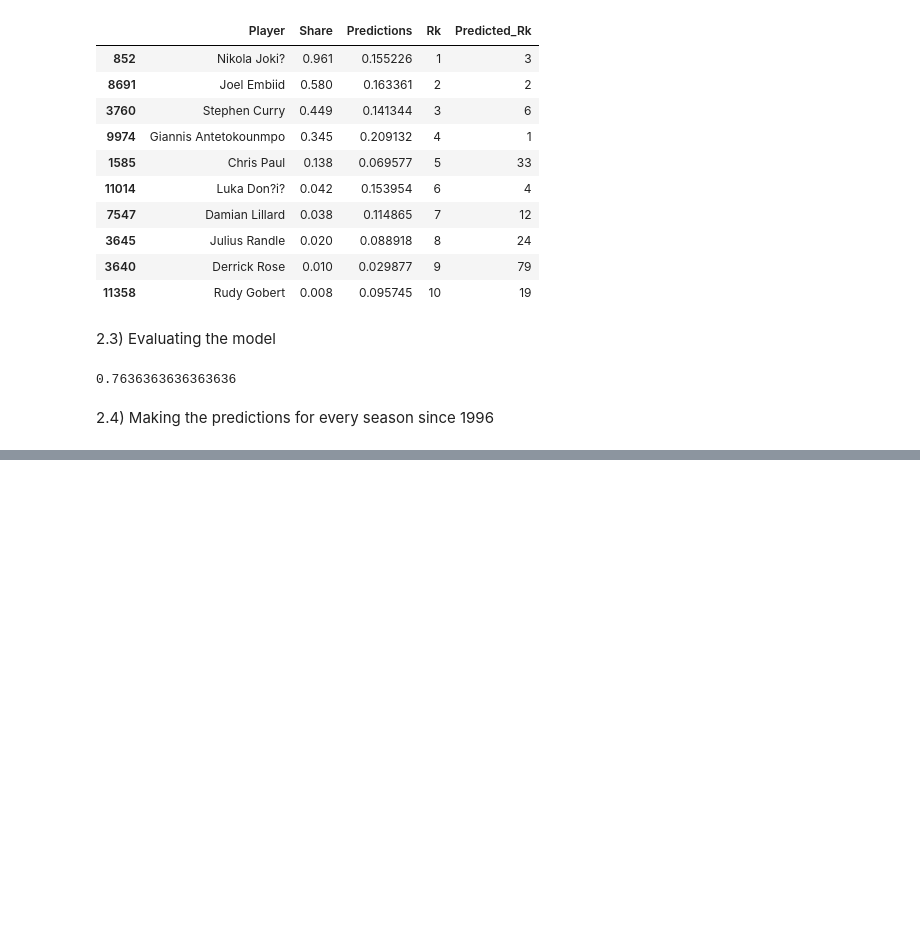
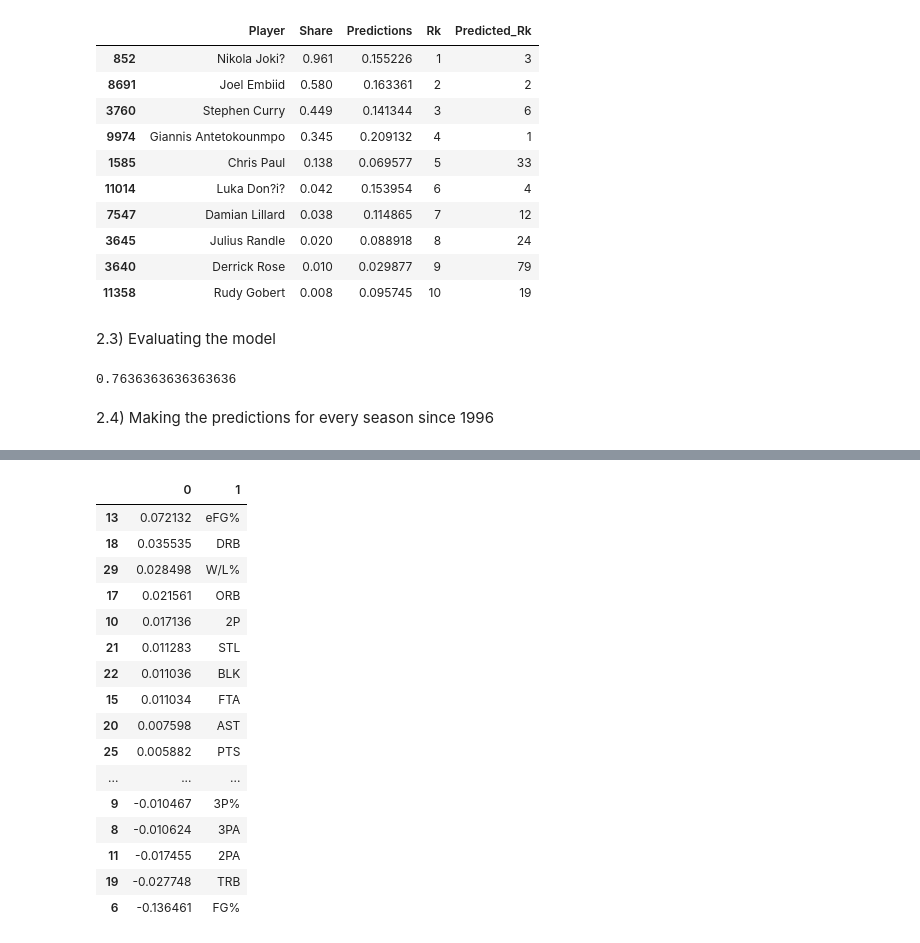
Before and after one commit to marczak10/NBA-MVP-Prediction, a Jupyter notebook: nba-mvp-prediction.ipynb, the cells around one changed output, grey strips where cells are left out. Cells and saved outputs as stored; diff of their text form; code cells hidden in the pictures; blank space fills up the shorter version.

```diff
--- a/nba-mvp-prediction.ipynb
+++ b/nba-mvp-prediction.ipynb
@@ -550,0 +557,20 @@ all_preds[all_preds["Rk"] <= 5].sort_values("Difference").head(15)
+# %%
+pd.concat([pd.Series(reg.coef_), pd.Series(predictors)], axis=1).sort_values(0, ascending=False)
+# %% [output]
+|  | 0 | 1 |
+| 13 | 0.072132 | eFG% |
+| 18 | 0.035535 | DRB |
+| 29 | 0.028498 | W/L% |
+| 17 | 0.021561 | ORB |
+| 10 | 0.017136 | 2P |
+| 21 | 0.011283 | STL |
+| 22 | 0.011036 | BLK |
+| 15 | 0.011034 | FTA |
+| 20 | 0.007598 | AST |
+| 25 | 0.005882 | PTS |
+| ... | ... | ... |
+| 9 | -0.010467 | 3P% |
+| 8 | -0.010624 | 3PA |
+| 11 | -0.017455 | 2PA |
+| 19 | -0.027748 | TRB |
+| 6 | -0.136461 | FG% |
```
Also changed, not shown: parts of 16 cells of this notebook.
